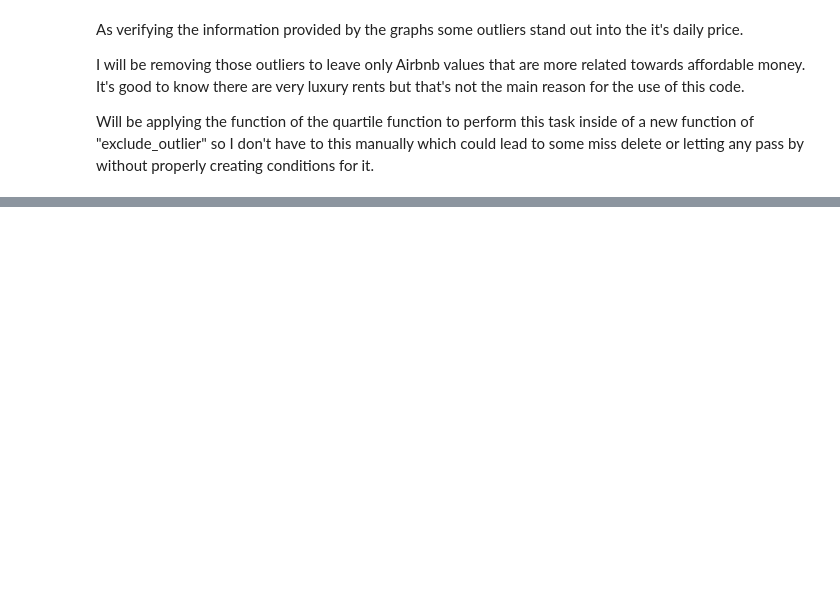
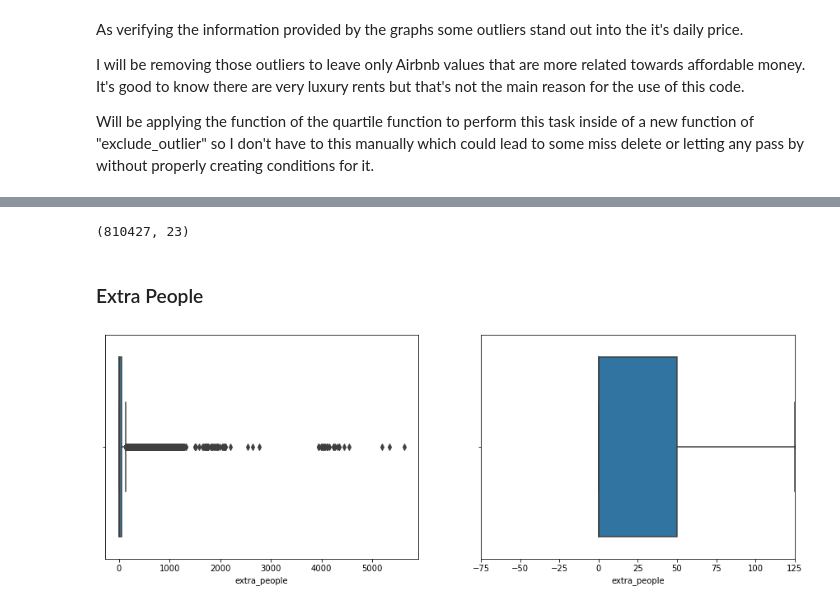
Before and after one commit to luizgmattos/Machine-Learning, a Jupyter notebook: Airbnb_Project_Rio/Airbnb_RioDeJaneiro_2018_2020.ipynb, the cells around one changed output, grey strips where cells are left out. Cells and saved outputs as stored; diff of their text form; code cells hidden in the pictures; blank space fills up the shorter version.

```diff
--- a/Airbnb_Project_Rio/Airbnb_RioDeJaneiro_2018_2020.ipynb
+++ b/Airbnb_Project_Rio/Airbnb_RioDeJaneiro_2018_2020.ipynb
@@ -480,0 +477,10 @@ histogram(df_airbnb['price'])
+# %%
+df_airbnb.shape
+# %% [output]
+(810427, 23)
+# %% [markdown]
+### Extra People
+# %%
+box_plotting(df_airbnb['extra_people'])
+# %% [output]
+[figure, added]
```
Also changed, not shown: parts of 79 cells of this notebook.
